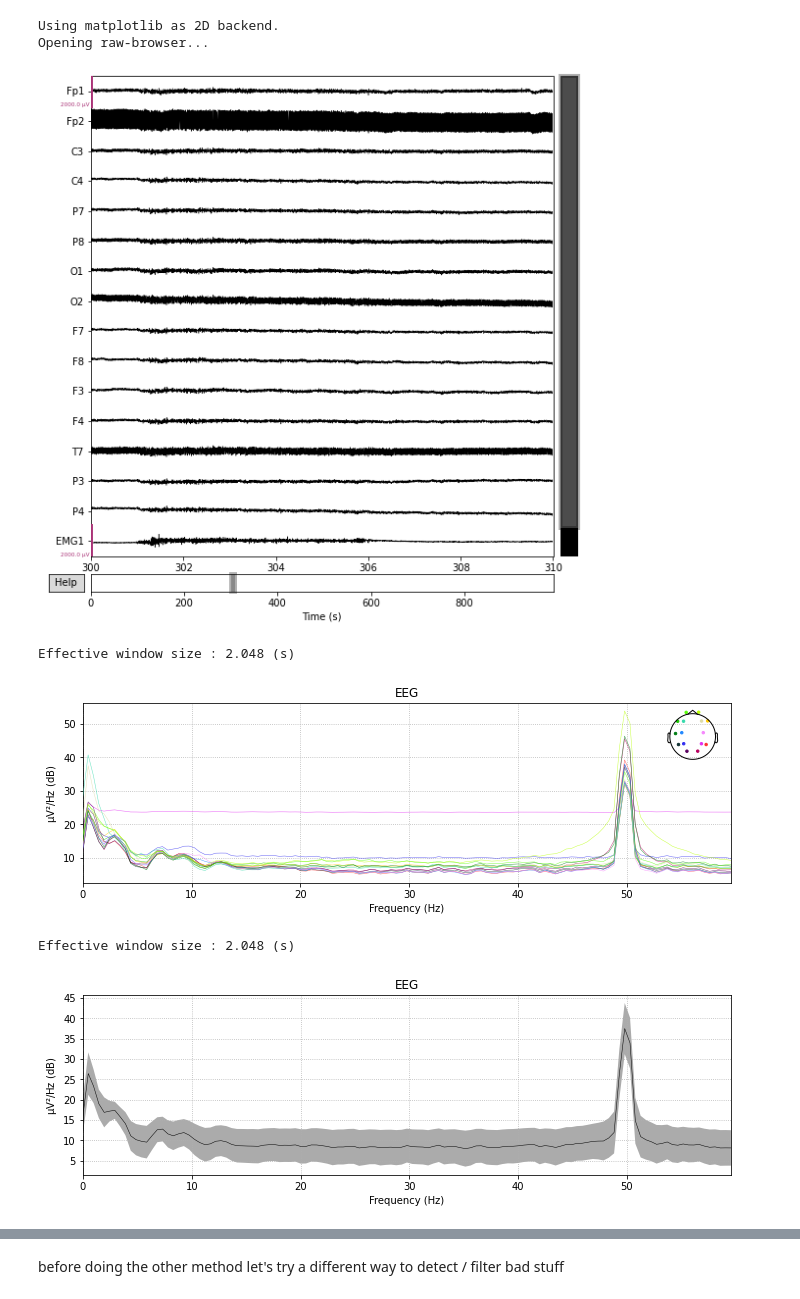
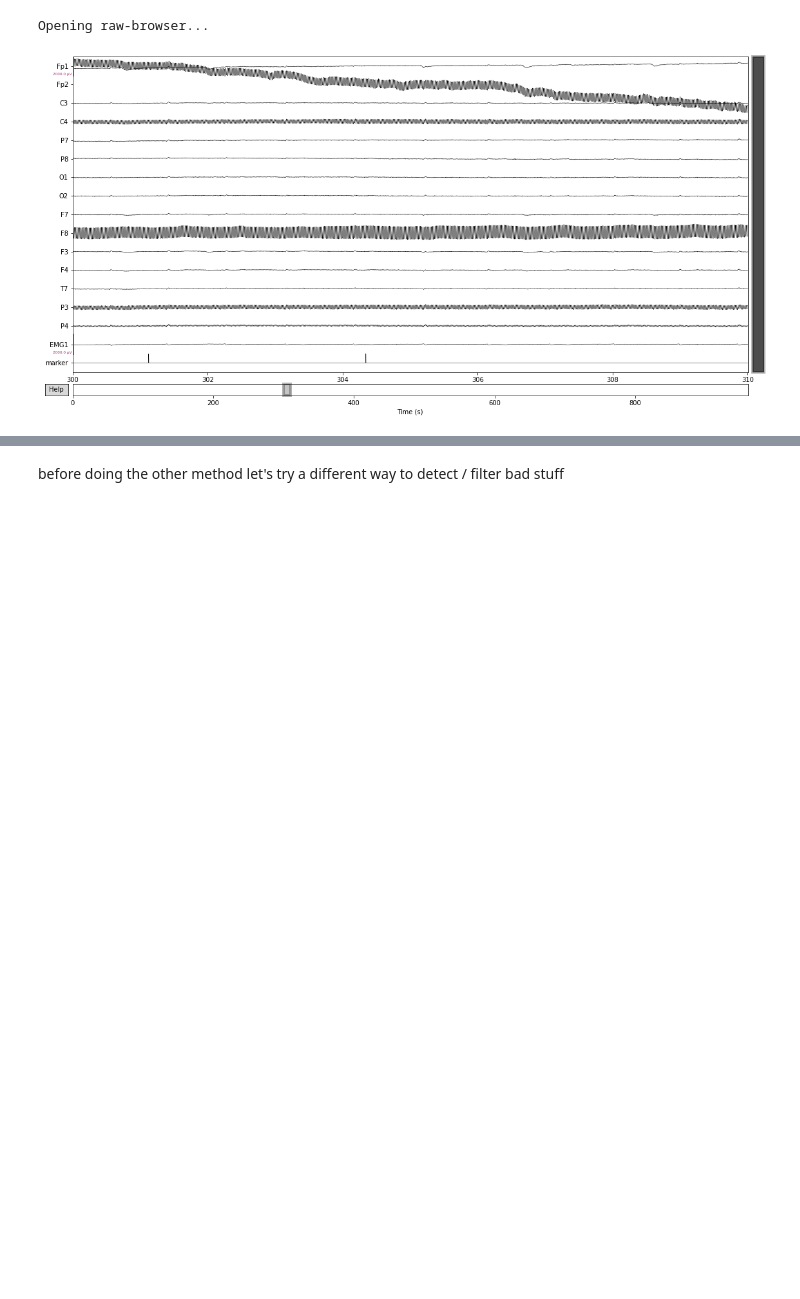
Before and after one commit to zeyus/CogNeuroExam, a Jupyter notebook: src/single_file_analysis_SD_clean4.ipynb, the cells around one changed output, grey strips where cells are left out. Cells and saved outputs as stored; diff of their text form; code cells hidden in the pictures; blank space fills up the shorter version.

Commit message:
updated graph viz, changed too non-strided eegnet

```diff
--- a/src/single_file_analysis_SD_clean4.ipynb
+++ b/src/single_file_analysis_SD_clean4.ipynb
@@ -8,8 +11,9 @@ import numpy as np
 # %%
 job_arg = 8
 # uncomment lines below to use CUDA
-# mne.utils.set_config('MNE_USE_CUDA', 'true')
-# job_arg = 'cuda'
+mne.utils.set_config('MNE_USE_CUDA', 'true')
+job_arg = 'cuda'
 
-# disable line below to enable interactive plots
-# mne.viz.set_browser_backend('matplotlib')
+# disable lines below to enable interactive plots
+mne.set_config('MNE_BROWSER_BACKEND', 'matplotlib')
+mne.viz.set_browser_backend('matplotlib')
@@ -16,6 +22,6 @@ job_arg = 8
 # %%
 # read mne-python format
-raw = mne.io.read_raw_fif('../data/OBCI_17_raw.fif')
+raw = mne.io.read_raw_fif('../data_nn/ignore/grasp_a_5_raw.fif')
 #raw_a = mne.io.read_raw_fif('../data/OBCI_16_raw.fif')
 #raw = mne.io.concatenate_raws([raw_l, raw_a])
 montage = mne.channels.make_standard_montage('standard_1020')
@@ -43,15 +49,10 @@ Reading 0 ... 990667  =      0.000 ...   990.667 secs...
 # %%
 
-plt = raw.plot(n_channels = 16, start = 300, duration = 10, scalings = dict(eeg = 10e-4), theme = 'dark')
-plt = raw.plot_psd(fmax=60.)
-plt = raw.plot_psd(fmax=60., average=True)
-plt = raw.plot_psd(fmin=90., fmax=500.0)
-plt = raw.plot_psd(fmin=90., fmax=500., average=True)
+p = raw.plot(start = 300, duration = 10, scalings = dict(eeg = 10e-4), theme = 'dark')
+# plt = raw.plot_psd(fmax=60.)
+# plt = raw.plot_psd(fmax=60., average=True)
+# plt = raw.plot_psd(fmin=90., fmax=500.0)
+# plt = raw.plot_psd(fmin=90., fmax=500., average=True)
 # %% [output]
-Using matplotlib as 2D backend.
 Opening raw-browser...
-[figure, old version]
+[figure, new version]
-Effective window size : 2.048 (s)
-[figure, removed]
-Effective window size : 2.048 (s)
-[figure, removed]
```
Also changed, not shown: parts of 10 cells of this notebook, 4 other files.
